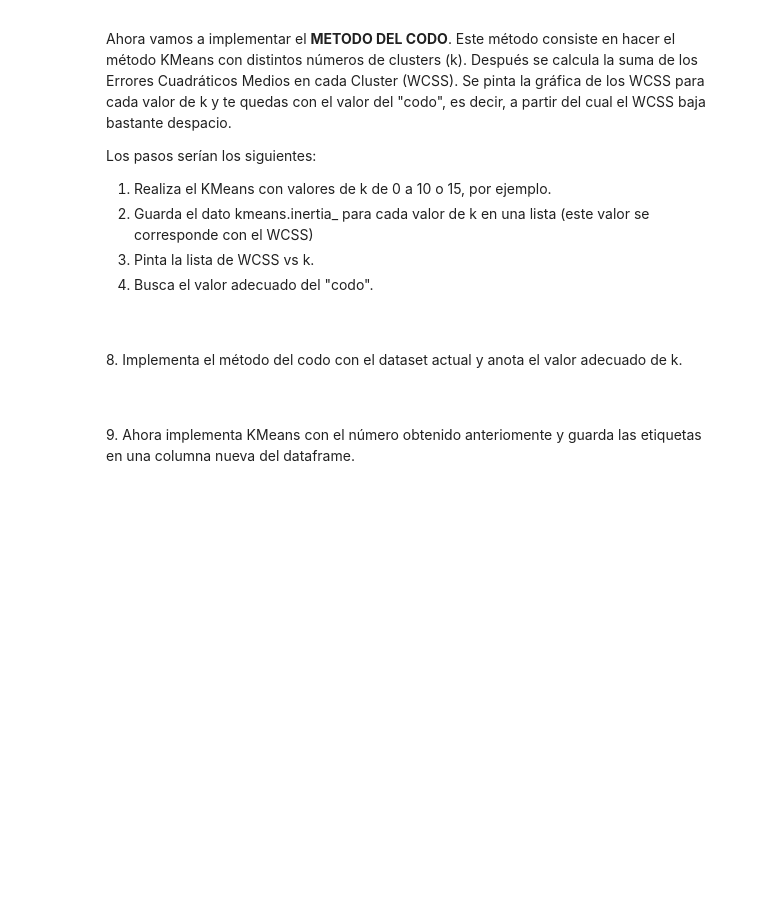
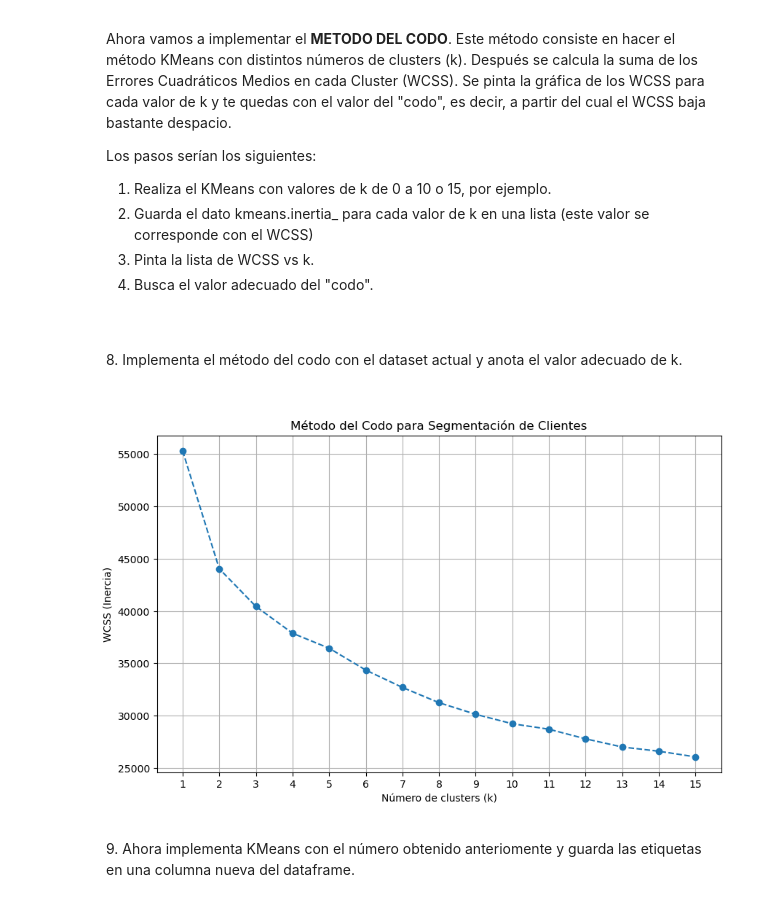
Before and after one commit to carmencnles/CEIABD, a Jupyter notebook: PIA/Segundo trimestre/Actividad3_15_Kmeans/Actividad3_15.ipynb, the cells around one changed output. Saved outputs shown, nothing was run; the diff lists cells and outputs as text; code cells hidden in the pictures; blank space fills up the shorter version.

```diff
--- a/PIA/Segundo trimestre/Actividad3_15_Kmeans/Actividad3_15.ipynb
+++ b/PIA/Segundo trimestre/Actividad3_15_Kmeans/Actividad3_15.ipynb
@@ -149,6 +176,29 @@ df.describe(include=['object'])
 <div style="border-style:groove;border-width:thin;padding:10px">
     <p>8. Implementa el método del codo con el dataset actual y anota el valor adecuado de k.</p>
 </div>
+# %%
+from sklearn.cluster import KMeans
+
+wcss = []
+K_range = range(1, 16)
+
+for k in K_range:
+    # init='k-means++' ayuda a una convergencia más rápida
+    kmeans = KMeans(n_clusters=k, init='k-means++', random_state=42, n_init=10)
+    kmeans.fit(df_scaled)
+    wcss.append(kmeans.inertia_)
+
+# Visualización
+plt.figure(figsize=(10, 6))
+plt.plot(K_range, wcss, marker='o', linestyle='--')
+plt.title('Método del Codo para Segmentación de Clientes')
+plt.xlabel('Número de clusters (k)')
+plt.ylabel('WCSS (Inercia)')
+plt.xticks(K_range)
+plt.grid(True)
+plt.show()
+# %% [output]
+[figure, added]
 # %% [markdown]
 <div style="border-style:groove;border-width:thin;padding:10px">
 9. Ahora implementa KMeans con el número obtenido anteriomente y guarda las etiquetas en una columna nueva del dataframe.
```
Also changed, not shown: parts of 4 cells of this notebook, 3 other files.
